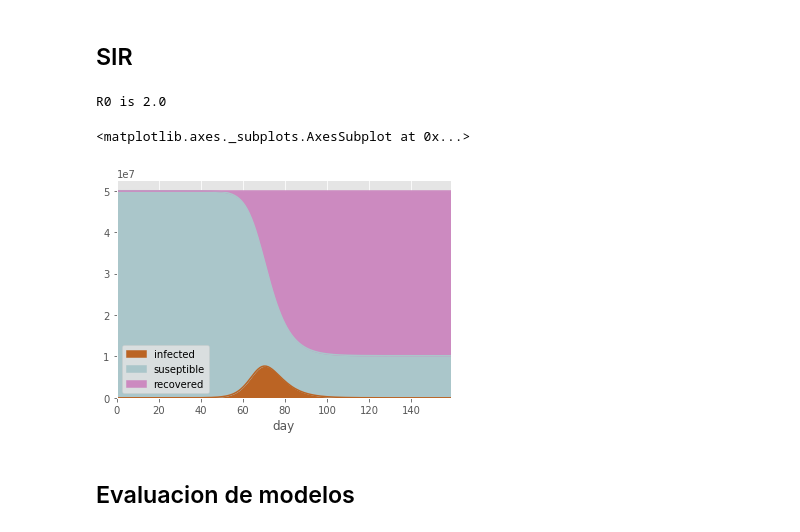
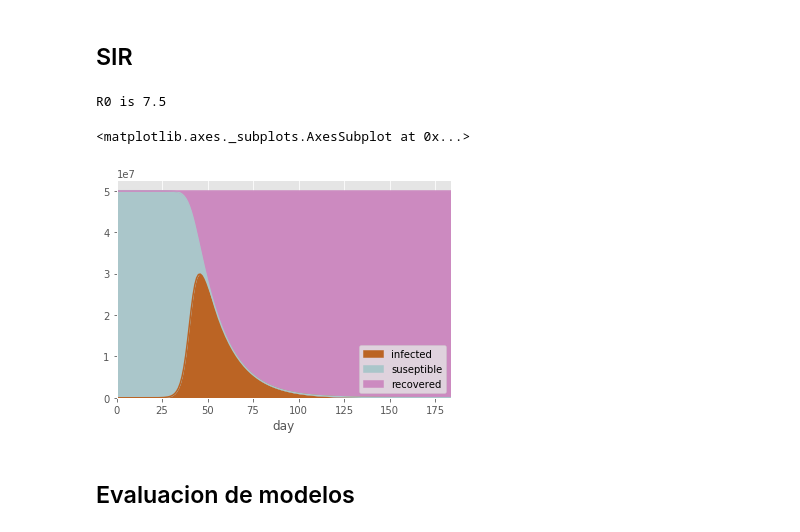
Before and after one commit to AP-2020-1S/covid-19-analiticapedictiva_ajsg, a Jupyter notebook: Entrega Analitica Predictiva.ipynb, the cells around one changed output. Saved outputs shown, nothing was run; the diff lists cells and outputs as text; code cells hidden in the pictures.

```diff
--- a/Entrega Analitica Predictiva.ipynb
+++ b/Entrega Analitica Predictiva.ipynb
@@ -232,3 +232,6 @@ df_full.head()
 | 2 | 2020-03-03 | 0.0 | 0.0 | 0.0 | 0.0 | 0.0 | 0.0 | 0.0 | ... |
 | 3 | 2020-03-04 | 0.0 | 0.0 | 0.0 | 0.0 | 0.0 | 0.0 | 0.0 | ... |
 | 4 | 2020-03-05 | 0.0 | 0.0 | 0.0 | 0.0 | 0.0 | 0.0 | 0.0 | ... |
+# %%
+df_filtrado = df_full[['fecha', 'casos_diff']]
+df_filtrado
@@ -234,0 +252,3 @@ df_full.head()
+# %%
+x = np.array(df_filtrado.index)
+y = np.array(df_filtrado['casos_diff'])
@@ -234,0 +265,10 @@ df_full.head()
+# %%
+##
+## Datos
+##
+X = [[u] for u in x]
+N = len(X[0])
+P = len(X)
+
+X_ = tf.constant(X, dtype=np.float32)
+d_ = tf.constant(y, dtype=np.float32, shape=[len(y), 1])
@@ -302,7 +428,7 @@ def deriv(state, t, N, beta, gamma):
     return dSdt, dIdt, dRdt
 # %%
 effective_contact_rate = 0.5
-recovery_rate = 1/4
+recovery_rate = 1/15
 
 # We'll compute this for fun
 print("R0 is", effective_contact_rate / recovery_rate)
@@ -312,35 +438,35 @@ print("R0 is", effective_contact_rate / recovery_rate)
 total_pop = 50000000
 recovered = 0
 infected = 1
 susceptible = total_pop - infected - recovered
 # mean	3562.000000	123.461078	2827.462428
 # A list of days, 0-160
-days = range(0, 160)
+days = range(0, 185)
 
 # Use differential equations magic with our population
 ret = odeint(deriv,
              [susceptible, infected, recovered],
              days,
              args=(total_pop, effective_contact_rate, recovery_rate))
 S, I, R = ret.T
 
 # Build a dataframe
 df = pd.DataFrame({
     'suseptible': S.round(),
     'infected': I.round(),
     'recovered': R.round(),
     'day': days
 })
 
 plt.style.use('ggplot')
 df.plot(x='day',
         y=['infected', 'suseptible', 'recovered'],
         color=['#bb6424', '#aac6ca', '#cc8ac0'],
         kind='area',
         stacked=True)
 # %% [output]
-R0 is 2.0
+R0 is 7.5
 <matplotlib.axes._subplots.AxesSubplot at 0x...>
-[figure, old version]
+[figure, new version]
 # %% [markdown]
 ## Evaluacion de modelos
```
Also changed, not shown: parts of 13 cells of this notebook.
